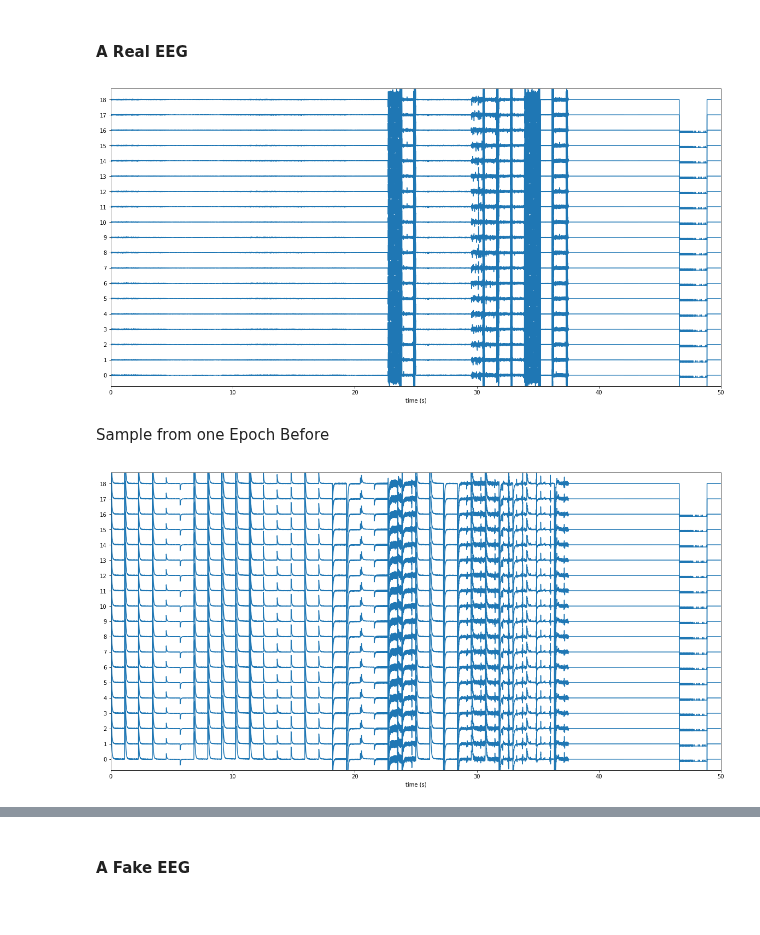
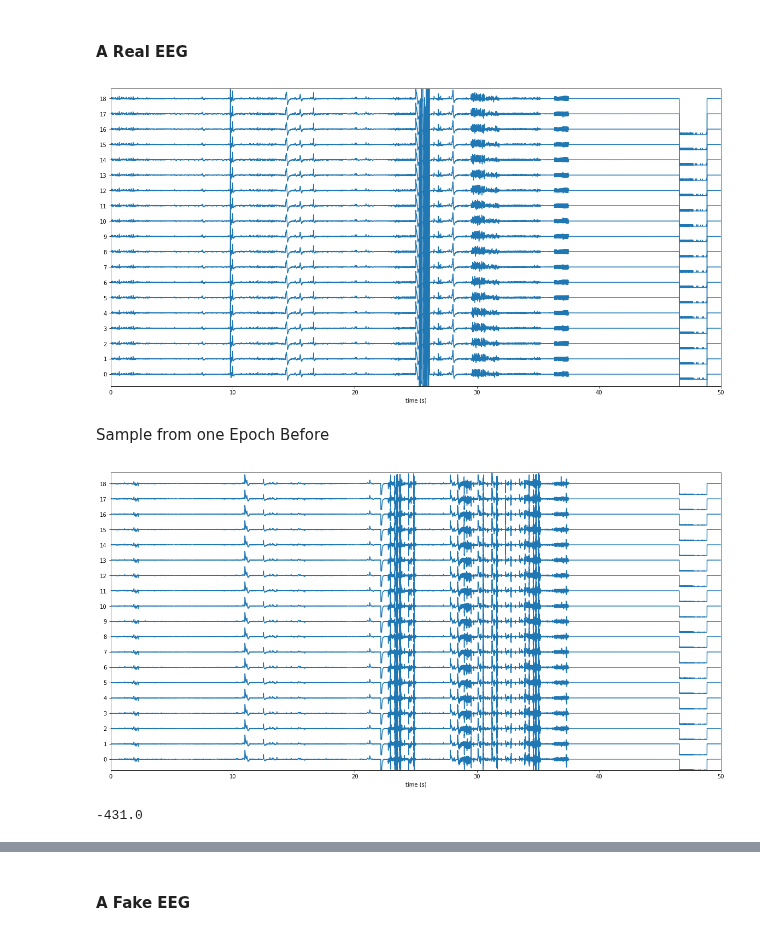
Before and after one commit to DanielLongo/eegML, a Jupyter notebook: visualize_generated_eegs.ipynb, the cells around one changed output, grey strips where cells are left out. Drawn from its saved outputs; the diff is of its cells as text; code cells hidden in the pictures.

```diff
--- a/visualize_generated_eegs.ipynb
+++ b/visualize_generated_eegs.ipynb
@@ -22,7 +22,7 @@ def load_eeg_file(filename):
 # %% [markdown]
 ### Visualizations
 # %%
-i = 28
+i = 7
 # %%
 # plot 10s epochs (multiples in DE)
 from pylab import rcParams
@@ -45,13 +45,17 @@ filename = "/Users/DanielLongo/server/mnt/home2/dlongo/eegML/generated_eegs/" +"
 signals = np.load(filename).T
 stacklineplot.stackplot(signals[ch0:ch1,epoch*ptepoch+dp:(epoch+DE)*ptepoch+dp],seconds=DE*10.0, ylabels=electrode_labels[ch0:ch1], yscale=3.0)
 # %% [output]
-[figure, old version]
+[figure, new version]
 # %% [markdown]
 Sample from one Epoch Before
 # %%
 filename = "/Users/DanielLongo/server/mnt/home2/dlongo/eegML/generated_eegs/" +"generated-" + str(i-1) + "-real-rG-long.npy"
 # %%
 signals = np.load(filename).T
-stacklineplot.stackplot(signals[ch0:ch1,epoch*ptepoch+dp:(epoch+DE)*ptepoch+dp],seconds=DE*10.0, ylabels=electrode_labels[ch0:ch1], yscale=3.0)
+stacklineplot.stackplot(signals[ch0:ch1,epoch*ptepoch+dp:(epoch+DE)*ptepoch+dp],seconds=DE*10.0, ylabels=electrode_labels[ch0:ch1], yscale=1)
 # %% [output]
-[figure, old version]
+[figure, new version]
+# %%
+signals[0][34]
+# %% [output]
+-431.0
```
Also changed, not shown: parts of 12 cells of this notebook, 1 other file.
